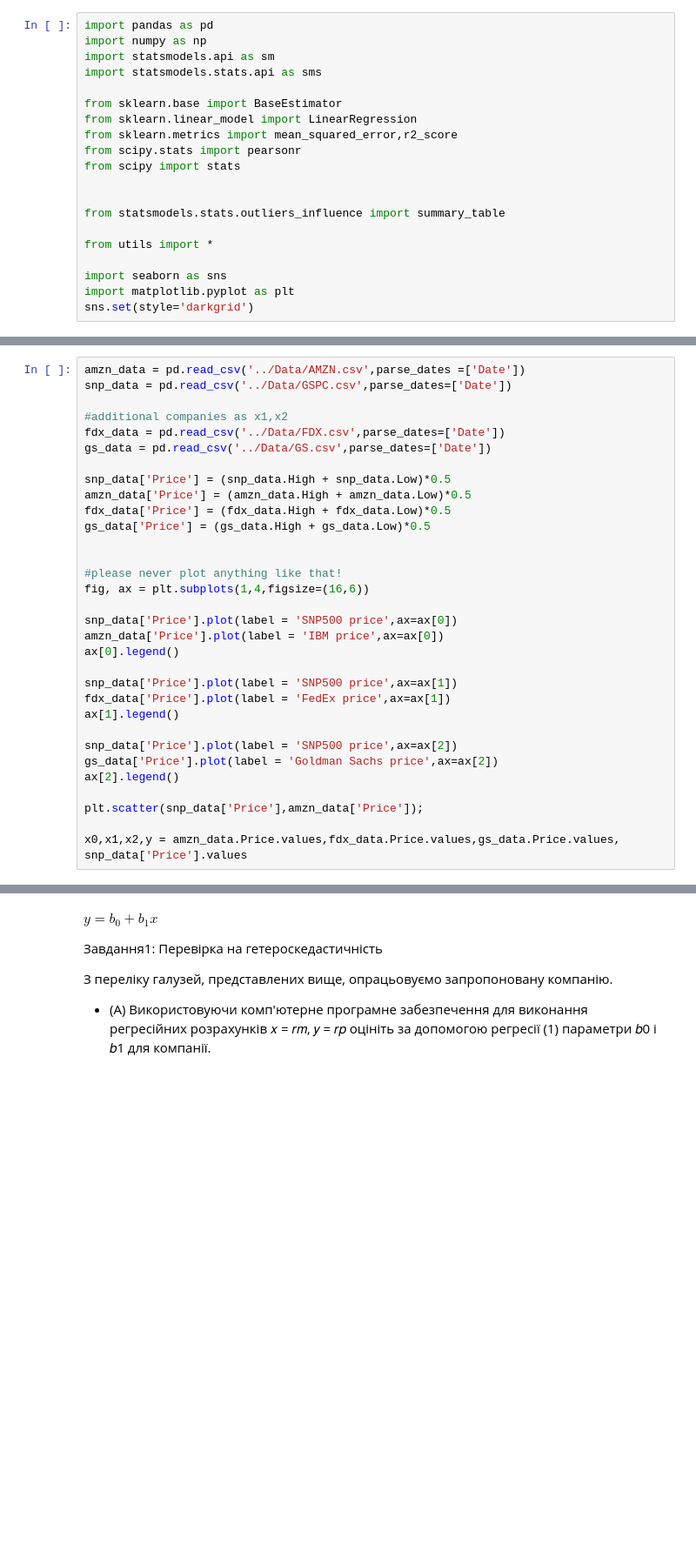
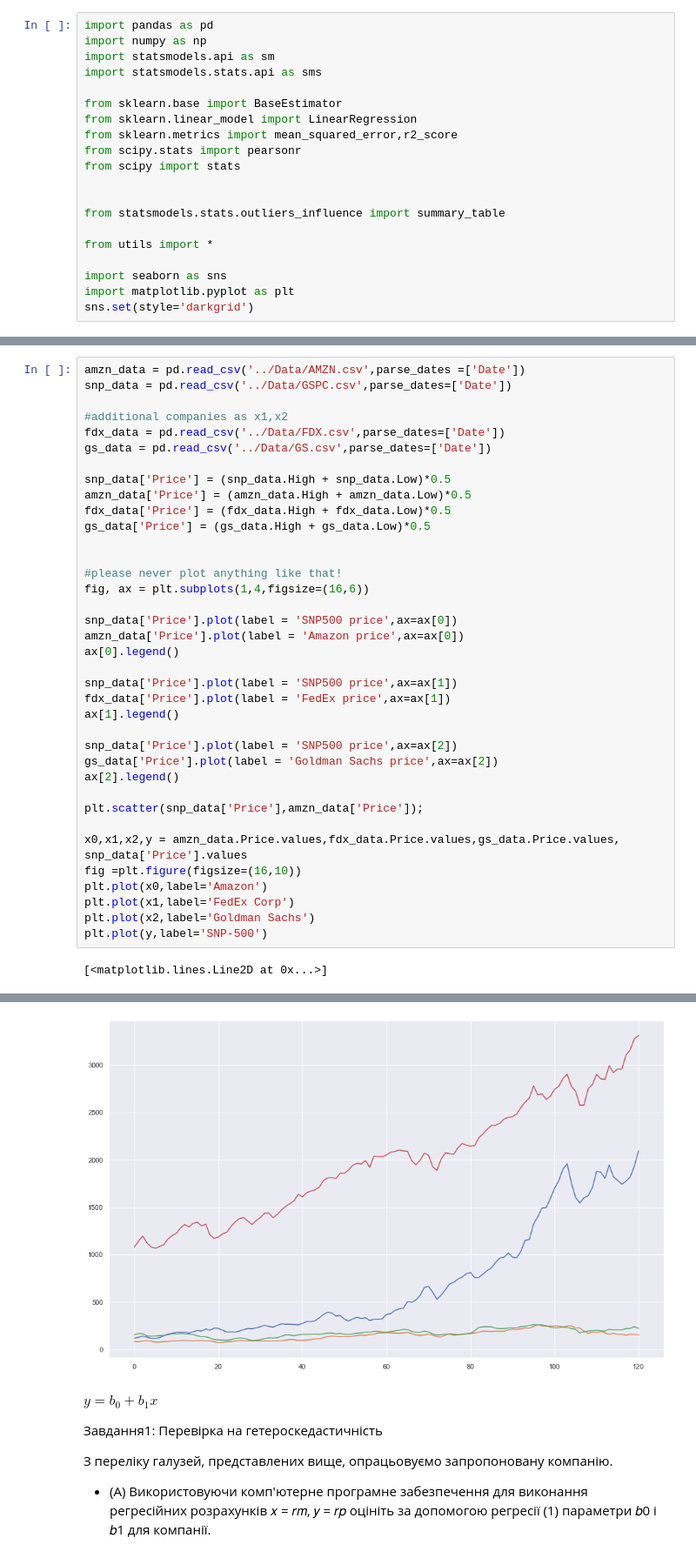
Before and after one commit to EddieKro/Econometrics, a Jupyter notebook: notebooks/Econometrics_Lab5.ipynb, the cells around one changed output, grey strips where cells are left out. Shown: that part at 87% size. Saved outputs shown, nothing was run; the diff lists cells and outputs as text; blank space fills up the shorter version.

```diff
--- a/notebooks/Econometrics_Lab5.ipynb
+++ b/notebooks/Econometrics_Lab5.ipynb
@@ -24,34 +26,41 @@ snp_data = pd.read_csv('../Data/GSPC.csv',parse_dates=['Date'])
 
 #additional companies as x1,x2
 fdx_data = pd.read_csv('../Data/FDX.csv',parse_dates=['Date'])
 gs_data = pd.read_csv('../Data/GS.csv',parse_dates=['Date'])
 
 snp_data['Price'] = (snp_data.High + snp_data.Low)*0.5
 amzn_data['Price'] = (amzn_data.High + amzn_data.Low)*0.5
 fdx_data['Price'] = (fdx_data.High + fdx_data.Low)*0.5
 gs_data['Price'] = (gs_data.High + gs_data.Low)*0.5
 
 
 #please never plot anything like that!
 fig, ax = plt.subplots(1,4,figsize=(16,6))
 
 snp_data['Price'].plot(label = 'SNP500 price',ax=ax[0])
-amzn_data['Price'].plot(label = 'IBM price',ax=ax[0])
+amzn_data['Price'].plot(label = 'Amazon price',ax=ax[0])
 ax[0].legend()
 
 snp_data['Price'].plot(label = 'SNP500 price',ax=ax[1])
 fdx_data['Price'].plot(label = 'FedEx price',ax=ax[1])
 ax[1].legend()
 
 snp_data['Price'].plot(label = 'SNP500 price',ax=ax[2])
 gs_data['Price'].plot(label = 'Goldman Sachs price',ax=ax[2])
 ax[2].legend()
 
 plt.scatter(snp_data['Price'],amzn_data['Price']);
 
 x0,x1,x2,y = amzn_data.Price.values,fdx_data.Price.values,gs_data.Price.values, snp_data['Price'].values
+fig =plt.figure(figsize=(16,10))
+plt.plot(x0,label='Amazon')
+plt.plot(x1,label='FedEx Corp')
+plt.plot(x2,label='Goldman Sachs')
+plt.plot(y,label='SNP-500')
 # %% [output]
+[<matplotlib.lines.Line2D at 0x...>]
 [figure]
+[figure, added]
 # %% [markdown]
 $ y = b_0 + b_1x $
 
```
Also changed, not shown: parts of 2 cells of this notebook, 3 other files.
